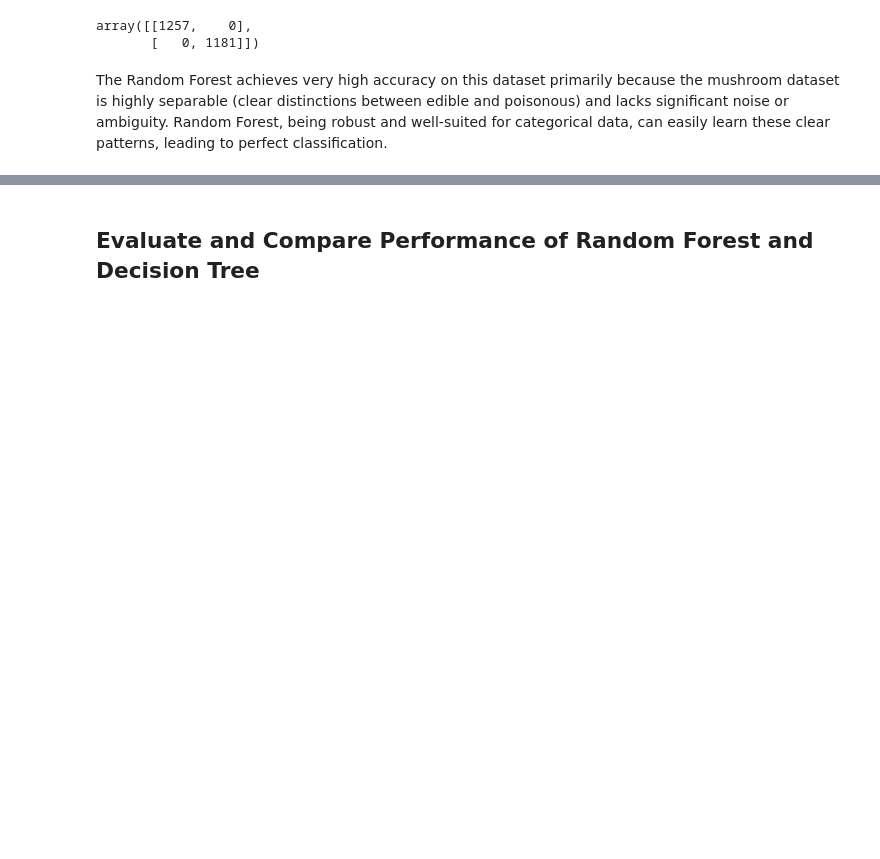
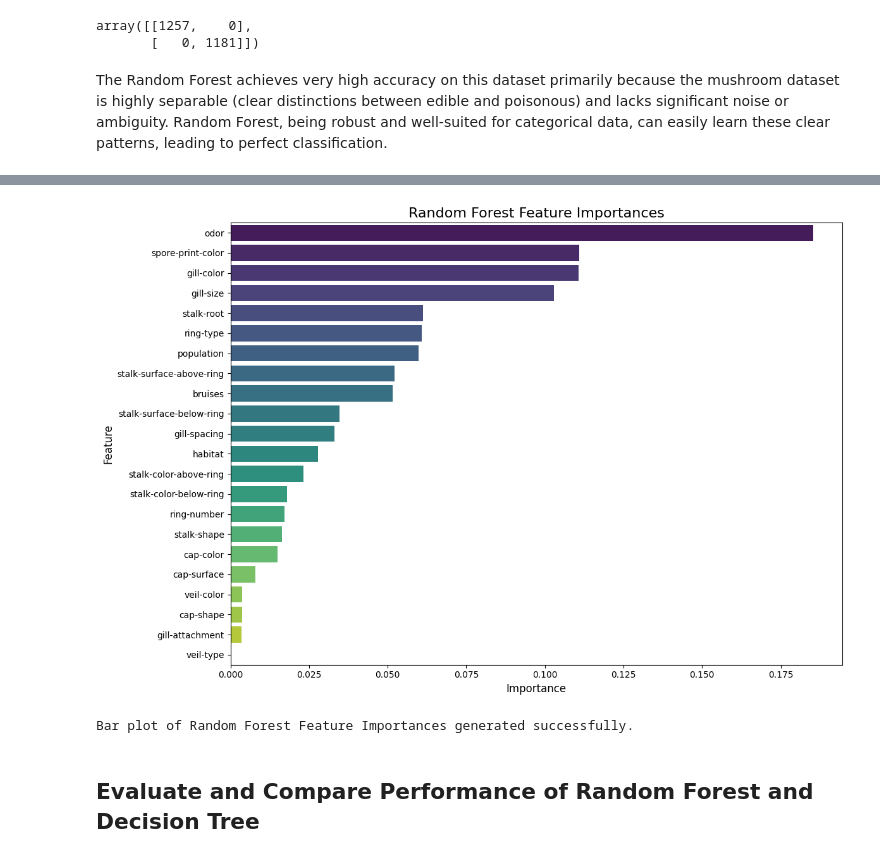
Before and after one commit to Safa30/CSE475_Machine_Learning, a Jupyter notebook: Lab/lab_1/Lab1_Decision_Tree_and_Random_Forest.ipynb, the cells around one changed output, grey strips where cells are left out. Drawn from its saved outputs; the diff is of its cells as text; code cells hidden in the pictures; blank space fills up the shorter version.

```diff
--- a/Lab/lab_1/Lab1_Decision_Tree_and_Random_Forest.ipynb
+++ b/Lab/lab_1/Lab1_Decision_Tree_and_Random_Forest.ipynb
@@ -1146,3 +1185,42 @@ The Random Forest achieves very high accuracy on this dataset primarily because
+# %%
+import matplotlib.pyplot as plt
+import seaborn as sns
+import pandas as pd # Import pandas to handle feature names properly
+
+# Get feature importances from the trained Random Forest classifier
+feature_importances = rf_classifier.feature_importances_
+
+# Get feature names from X_train (already defined globally)
+feature_names = X_train.columns.tolist()
+
+# Create a DataFrame for better visualization
+importance_df = pd.DataFrame({
+    'Feature': feature_names,
+    'Importance': feature_importances
+})
+
+# Sort features by importance
+importance_df = importance_df.sort_values(by='Importance', ascending=False)
+
+# Create a matplotlib figure
+plt.figure(figsize=(12, 8))
+
+# Use seaborn to create a bar plot of feature importances
+sns.barplot(x='Importance', y='Feature', data=importance_df, hue='Feature', palette='viridis', legend=False)
+
+# Add a title and labels
+plt.title('Random Forest Feature Importances', fontsize=16)
+plt.xlabel('Importance', fontsize=12)
+plt.ylabel('Feature', fontsize=12)
+plt.tight_layout() # Adjust layout to prevent labels from overlapping
+
+# Display the plot
+plt.show()
+
+print("Bar plot of Random Forest Feature Importances generated successfully.")
+# %% [output]
+[figure, added]
+Bar plot of Random Forest Feature Importances generated successfully.
 # %% [markdown]
 ## Evaluate and Compare Performance of Random Forest and Decision Tree
 # %% [markdown]
```
Also changed, not shown: parts of 3 cells of this notebook.
